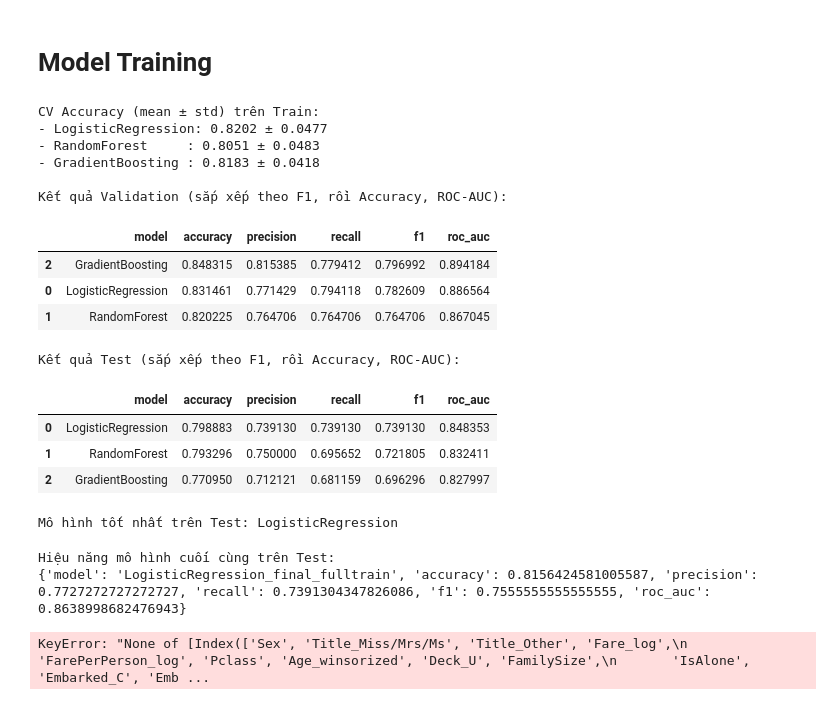
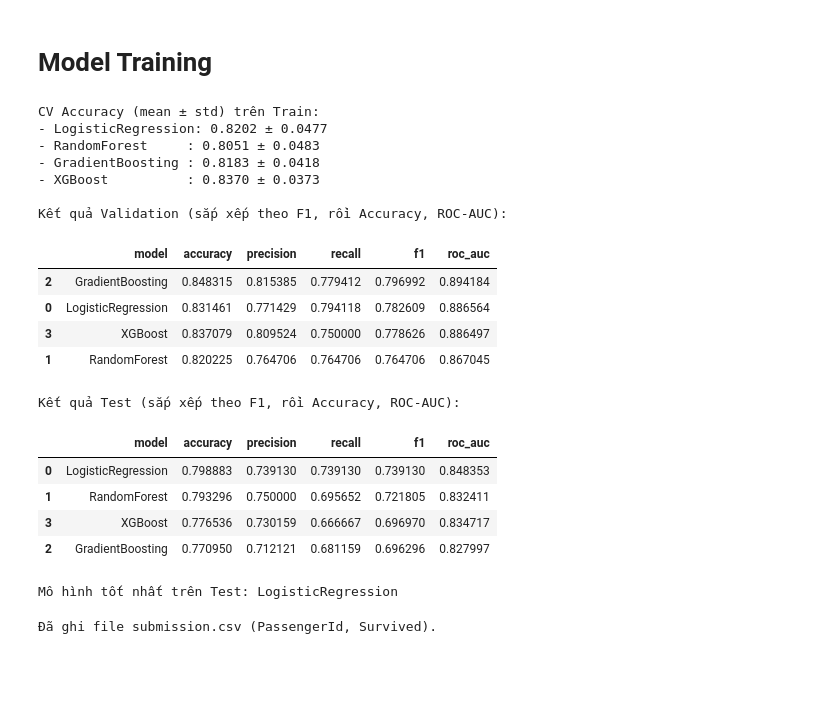
Before and after one commit to Phtzone/SGU25_KPDL_Group, a Jupyter notebook: Challange 1/titanic/titanic.ipynb, the cells around one changed output. Cells and saved outputs as stored; diff of their text form; code cells hidden in the pictures; blank space fills up the shorter version.

```diff
--- a/Challange 1/titanic/titanic.ipynb
+++ b/Challange 1/titanic/titanic.ipynb
@@ -1378,40 +1379,60 @@ gb = GradientBoostingClassifier(
     random_state=42,
 )
 
+# 4) XGBoostClassifier
+xgb = XGBClassifier(
+    n_estimators=250,
+    learning_rate=0.05,
+    max_depth=3,
+    subsample=1.0,
+    colsample_bytree=1,
+    reg_alpha=0,
+    reg_lambda=1,
+    use_label_encoder=False,
+    eval_metric='logloss',
+    random_state=42,
+)
+
 # Cross-validation (accuracy) trên Train cho từng mô hình
 lr_cv_mean, lr_cv_std = cv_score(LogisticRegression(C=1.0, penalty='l2', solver='liblinear', max_iter=200, random_state=42),
                                  X_tr_lr, y_tr, scoring='accuracy', n_splits=5)
 rf_cv_mean, rf_cv_std = cv_score(rf, X_tr, y_tr, scoring='accuracy', n_splits=5)
 gb_cv_mean, gb_cv_std = cv_score(gb, X_tr, y_tr, scoring='accuracy', n_splits=5)
+xgb_cv_mean, xgb_cv_std = cv_score(xgb, X_tr, y_tr, scoring='accuracy', n_splits=5)
+
 
 print("CV Accuracy (mean ± std) trên Train:")
 print(f"- LogisticRegression: {lr_cv_mean:.4f} ± {lr_cv_std:.4f}")
 print(f"- RandomForest     : {rf_cv_mean:.4f} ± {rf_cv_std:.4f}")
 print(f"- GradientBoosting : {gb_cv_mean:.4f} ± {gb_cv_std:.4f}")
-
+print(f"- XGBoost          : {xgb_cv_mean:.4f} ± {xgb_cv_std:.4f}")
 # Fit trên Train và đánh giá trên Validation
 logreg.fit(X_tr_lr, y_tr)
 rf.fit(X_tr, y_tr)
 gb.fit(X_tr, y_tr)
+xgb.fit(X_tr, y_tr)
 
 val_results = []
 val_results.append(evaluate_model(logreg, X_vl_lr, y_vl, model_name='LogisticRegression'))
 val_results.append(evaluate_model(rf, X_vl, y_vl, model_name='RandomForest'))
 val_results.append(evaluate_model(gb, X_vl, y_vl, model_name='GradientBoosting'))
+val_results.append(evaluate_model(xgb, X_vl, y_vl, model_name='XGBoost'))
 
 val_df = pd.DataFrame(val_results).sort_values(['f1','accuracy','roc_auc'], ascending=False)
 print("\nKết quả Validation (sắp xếp theo F1, rồi Accuracy, ROC-AUC):")
 display(val_df)
 # %% [output]
 CV Accuracy (mean ± std) trên Train:
 - LogisticRegression: 0.8202 ± 0.0477
 - RandomForest     : 0.8051 ± 0.0483
 - GradientBoosting : 0.8183 ± 0.0418
+- XGBoost          : 0.8370 ± 0.0373
 
 Kết quả Validation (sắp xếp theo F1, rồi Accuracy, ROC-AUC):
 |  | model | accuracy | precision | recall | f1 | roc_auc |
 | 2 | GradientBoosting | 0.848315 | 0.815385 | 0.779412 | 0.796992 | 0.894184 |
 | 0 | LogisticRegression | 0.831461 | 0.771429 | 0.794118 | 0.782609 | 0.886564 |
+| 3 | XGBoost | 0.837079 | 0.809524 | 0.750000 | 0.778626 | 0.886497 |
 | 1 | RandomForest | 0.820225 | 0.764706 | 0.764706 | 0.764706 | 0.867045 |
 # %%
 # Đánh giá trên tập Test cho 3 mô hình và chọn mô hình tốt nhất theo F1
@@ -1420,6 +1441,7 @@ test_results = []
 test_results.append(evaluate_model(logreg, X_ts_lr, y_ts, model_name='LogisticRegression'))
 test_results.append(evaluate_model(rf, X_ts, y_ts, model_name='RandomForest'))
 test_results.append(evaluate_model(gb, X_ts, y_ts, model_name='GradientBoosting'))
+test_results.append(evaluate_model(xgb, X_ts, y_ts, model_name='XGBoost'))
 
 # Đừng ghi đè biến test_df (Kaggle test); dùng tên khác cho bảng metric
 test_metrics_df = pd.DataFrame(test_results).sort_values(['f1','accuracy','roc_auc'], ascending=False)
@@ -1433,12 +1455,14 @@ best_model = {
     'LogisticRegression': logreg,
     'RandomForest': rf,
     'GradientBoosting': gb,
+    'XGBoost': xgb,
 }[best_name]
 # %% [output]
 Kết quả Test (sắp xếp theo F1, rồi Accuracy, ROC-AUC):
 |  | model | accuracy | precision | recall | f1 | roc_auc |
 | 0 | LogisticRegression | 0.798883 | 0.739130 | 0.739130 | 0.739130 | 0.848353 |
 | 1 | RandomForest | 0.793296 | 0.750000 | 0.695652 | 0.721805 | 0.832411 |
+| 3 | XGBoost | 0.776536 | 0.730159 | 0.666667 | 0.696970 | 0.834717 |
 | 2 | GradientBoosting | 0.770950 | 0.712121 | 0.681159 | 0.696296 | 0.827997 |
 Mô hình tốt nhất trên Test: LogisticRegression
 # %%
@@ -1475,20 +1499,28 @@ else:
             subsample=1.0,
             random_state=42,
         )
+    elif best_name == 'XGBoost':
+        final_model = XGBClassifier(
+            n_estimators=250,
+            learning_rate=0.05,
+            max_depth=3,
+            subsample=1.0,
+            colsample_bytree=1,
+            reg_alpha=0,
+            reg_lambda=1,
+            use_label_encoder=False,
+            eval_metric='logloss',
+            random_state=42,
+        )
     final_model.fit(X_train_full, y_train_full)
 
-# Đánh giá nhanh trên Test để xác minh (không dùng để chọn lại mô hình)
+kaggle_X = test_df[final_features].astype(float).copy()
+
 if best_name == 'LogisticRegression':
     X_test_eval = final_scaler.transform(X_ts)
 else:
     X_test_eval = X_ts
 
-final_test_metrics = evaluate_model(final_model, X_test_eval, y_ts, model_name=f'{best_name}_final_fulltrain')
-print("Hiệu năng mô hình cuối cùng trên Test:")
-print(final_test_metrics)
-
-# Chuẩn bị dữ liệu Kaggle test
-kaggle_X = test_df[final_features].astype(float).copy()
 if best_name == 'LogisticRegression':
     kaggle_X_input = final_scaler.transform(kaggle_X)
 else:
@@ -1502,6 +1534,4 @@ submission = pd.DataFrame({
 submission.to_csv('submission.csv', index=False)
 print('Đã ghi file submission.csv (PassengerId, Survived).')
 # %% [output]
-Hiệu năng mô hình cuối cùng trên Test:
-{'model': 'LogisticRegression_final_fulltrain', 'accuracy': 0.8156424581005587, 'precision': 0.7727272727272727, 'recall': 0.7391304347826086, 'f1': 0.7555555555555555, 'roc_auc': 0.8638998682476943}
+Đã ghi file submission.csv (PassengerId, Survived).
-KeyError: "None of [Index(['Sex', 'Title_Miss/Mrs/Ms', 'Title_Other', 'Fare_log',\n       'FarePerPerson_log', 'Pclass', 'Age_winsorized', 'Deck_U', 'FamilySize',\n       'IsAlone', 'Embarked_C', 'Emb ...
```
Also changed, not shown: parts of 2 cells of this notebook, 1 other file.
